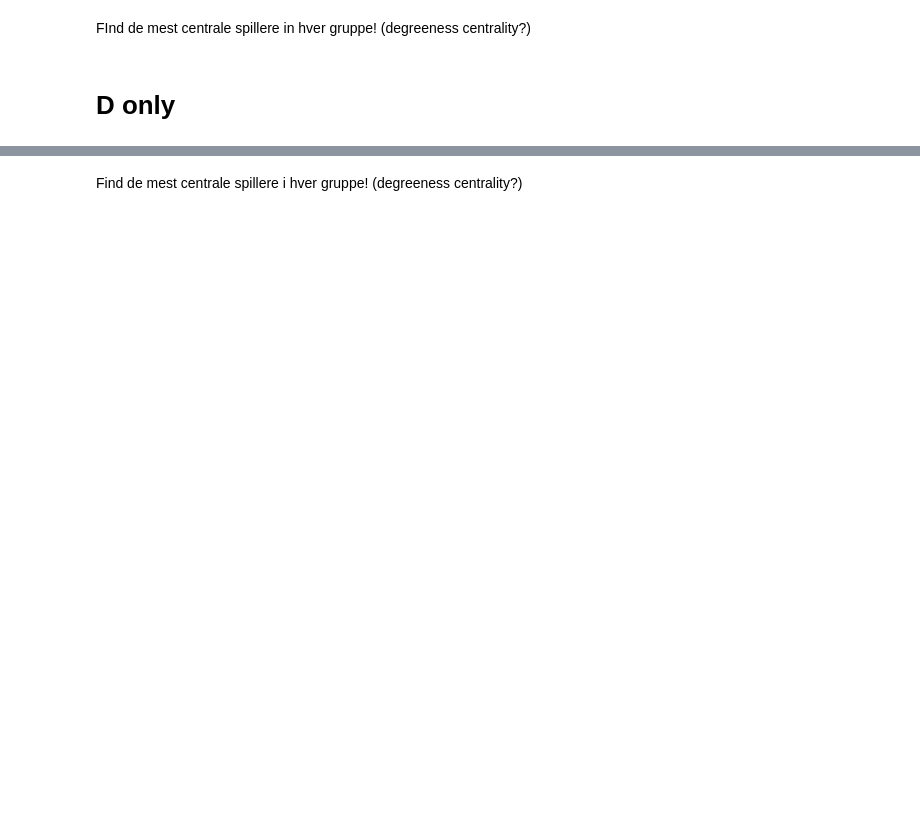
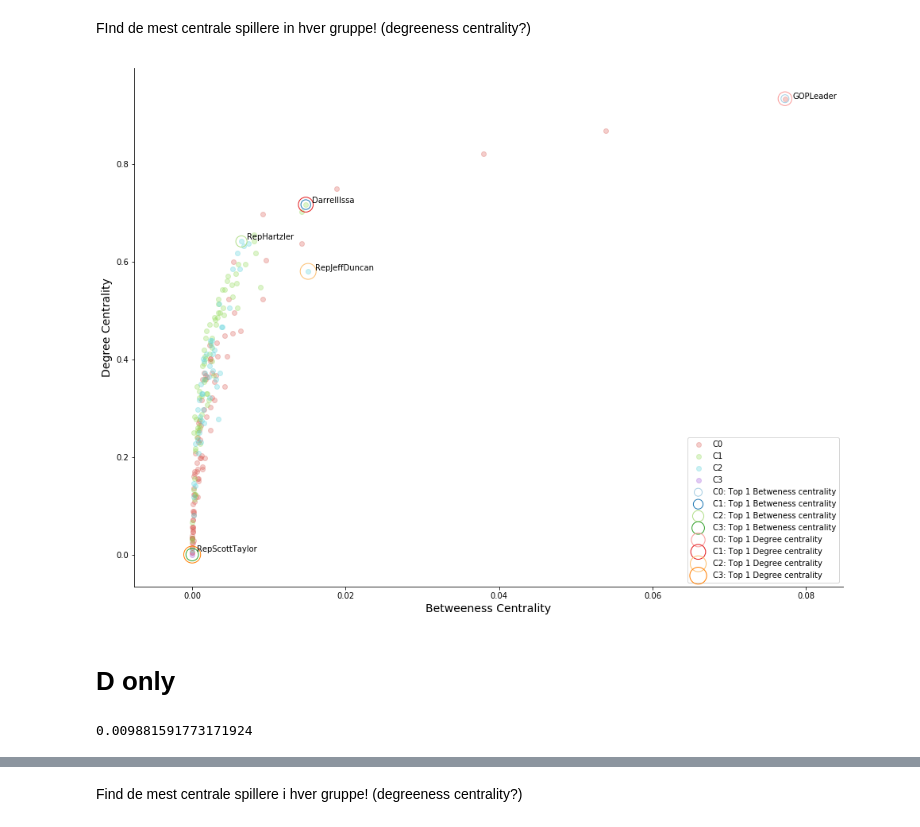
Before and after one commit to philippschmalen/Project_tsds, a Jupyter notebook: Simon/network_all_data.ipynb, the cells around one changed output, grey strips where cells are left out. Saved outputs shown, nothing was run; the diff lists cells and outputs as text; code cells hidden in the pictures; blank space fills up the shorter version.

```diff
--- a/Simon/network_all_data.ipynb
+++ b/Simon/network_all_data.ipynb
@@ -809,37 +859,39 @@ my_colors = sns.color_palette("hls", n_communities)
 my_colors2 = sns.color_palette("Paired", len(onlyR_high_list))
 
 labels = ["C0", "C1", "C2", "C3"]
-labels2 = ["C0: Top 3 Betweness centrality","C1: Top 3 Betweness centrality","C2: Top 3 Betweness centrality","C3: Top 3 Betweness centrality",
-           "C0: Top 3 Degree centrality","C1: Top 3 Degree centrality","C2: Top 3 Degree centrality","C3: Top 3 Degree centrality"]
+labels2 = ["C0: Top 1 Betweness centrality","C1: Top 1 Betweness centrality","C2: Top 1 Betweness centrality","C3: Top 1 Betweness centrality",
+           "C0: Top 1 Degree centrality","C1: Top 1 Degree centrality","C2: Top 1 Degree centrality","C3: Top 1 Degree centrality"]
 
 
 for i in range(len(community_list)):
     plt.scatter(community_list[i].betweenness_cent, community_list[i].degree_cent, alpha = 0.3, color = my_colors[i], label = labels[i])
 
 for j in range(len(onlyR_high_list)):
     plt.scatter(rep_net_stats[rep_net_stats.isin(onlyR_high_list[j])].betweenness_cent,
                 rep_net_stats[rep_net_stats.isin(onlyR_high_list[j])].degree_cent,
                 s=100+j*50, facecolors='none', edgecolors=my_colors2[j], label = labels2[j])
 
 
 
 #------------------------------------------------------------------------------------
 #the whole count and if thing is just to avoide to much cluttering of names
 count1 = 0
 count2 = 0
 
 for k in R_all_top_1.rep:
     plt.annotate(k, xy=(R_all_top_1[R_all_top_1.rep == k]["betweenness_cent"] + 0.001 - count2
                         , R_all_top_1[R_all_top_1.rep == k]["degree_cent"] + count1 ))
 
     count1 += 0.0016
     count2 += 0.0001
 # -------------------------------------------------------------------------------------
 
 
 sns.despine()
 plt.xlabel("Betweeness Centrality", fontsize = 14)
 plt.ylabel("Degree Centrality", fontsize = 14)
 
 plt.legend()
 plt.show()
+# %% [output]
+[figure, added]
@@ -846,5 +900,11 @@ plt.show()
 # %% [markdown]
 # D only
+# %%
+D_caucus = dict(GD.nodes(data="caucus"))
+modularity_D_caucus = community.modularity(D_caucus, GD)
+print(modularity_D_caucus)
+# %% [output]
+0.009881591773171924
 # %%
 plt.axes([2,3,2,3])
 
```
Also changed, not shown: parts of 31 cells of this notebook.
